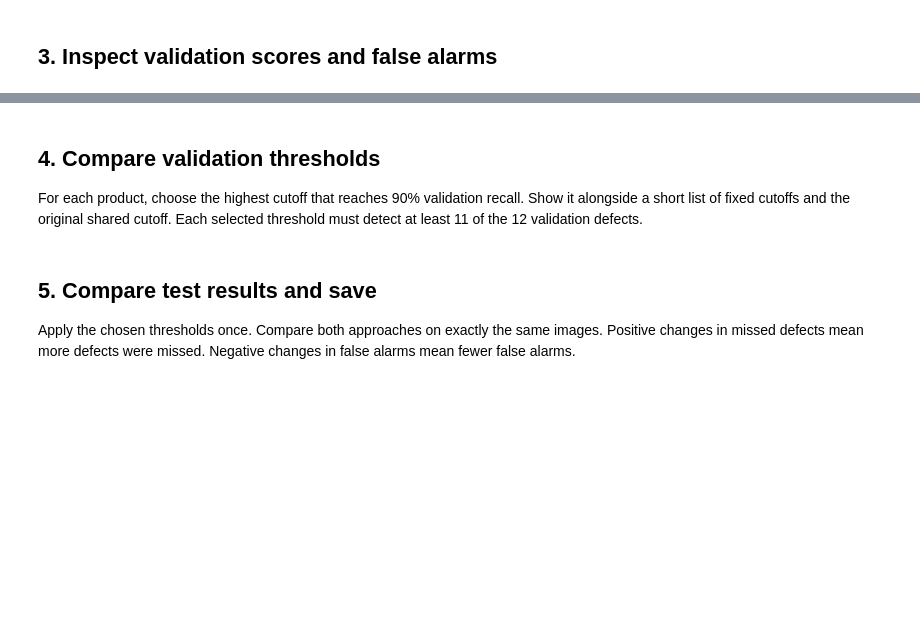
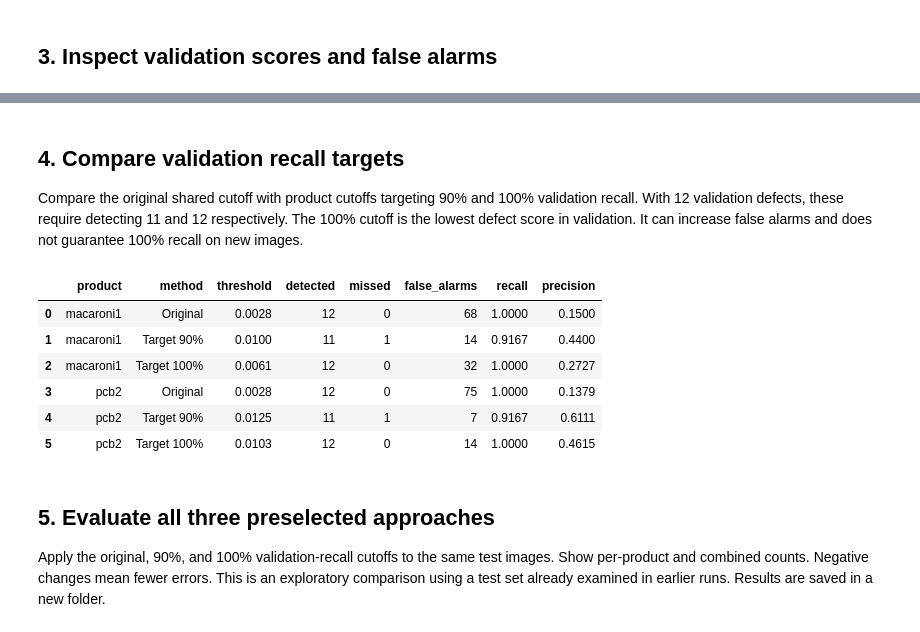
Before and after one commit to Brafied/defect-detection-active-learning, a Jupyter notebook: visa_resnet50_macaroni1_pcb2.ipynb, the cells around one changed output, grey strips where cells are left out. Cells and saved outputs as stored; diff of their text form; code cells hidden in the pictures; blank space fills up the shorter version.

Commit message:
Save product threshold experiments and recall target comparisons

```diff
--- a/visa_resnet50_macaroni1_pcb2.ipynb
+++ b/visa_resnet50_macaroni1_pcb2.ipynb
@@ -21,11 +21,11 @@ from torch.utils.data import Dataset, DataLoader
 from torchvision.models import ResNet50_Weights, resnet50
 
 PRODUCTS = ["macaroni1", "pcb2"]
-TARGET_RECALL = 0.90
+RECALL_TARGETS = [0.90, 1.00]
 BATCH_SIZE = 16
 DATA_DIR = Path("visa_data")
 MODEL_DIR = Path("results/full_visa_resnet50_parallel")
-OUTPUT_DIR = Path("results/macaroni1_pcb2_thresholds")
+OUTPUT_DIR = Path("results/macaroni1_pcb2_recall_targets")
 device = torch.device("cuda:0" if torch.cuda.is_available() else "cpu")
 torch.set_num_threads(4)
 
@@ -106,34 +122,43 @@ for product in PRODUCTS:
 # %% [markdown]
-## 4. Compare validation thresholds
-For each product, choose the highest cutoff that reaches 90% validation recall. Show it alongside a short list of fixed cutoffs and the original shared cutoff. Each selected threshold must detect at least 11 of the 12 validation defects.
+## 4. Compare validation recall targets
+Compare the original shared cutoff with product cutoffs targeting 90% and 100% validation recall. With 12 validation defects, these require detecting 11 and 12 respectively. The 100% cutoff is the lowest defect score in validation. It can increase false alarms and does not guarantee 100% recall on new images.
 # %%
 def summarize(group, threshold):
     predicted = group["score"] >= threshold
     tn, fp, fn, tp = confusion_matrix(group["label"], predicted, labels=[0, 1]).ravel()
     return {
         "threshold": threshold, "detected": tp, "missed": fn, "false_alarms": fp,
         "recall": tp / (tp + fn),
         "precision": tp / (tp + fp) if tp + fp else 0.0,
     }
 
 thresholds = {}
 comparison_rows = []
 for product in PRODUCTS:
     group = validation_scores[validation_scores["object"] == product]
     defect_scores = group.loc[group["label"] == 1, "score"].sort_values(ascending=False)
-    required = math.ceil(TARGET_RECALL * len(defect_scores))
-    thresholds[product] = float(defect_scores.iloc[required - 1])
-    cutoffs = sorted(set([original_threshold, 0.01, 0.05, 0.1, 0.3, 0.5, thresholds[product]]))
-    for cutoff in cutoffs:
+    methods = {"Original": original_threshold}
+    for target in RECALL_TARGETS:
+        required = math.ceil(target * len(defect_scores))
+        methods[f"Target {target:.0%}"] = float(defect_scores.iloc[required - 1])
+    thresholds[product] = methods
+    for method, cutoff in methods.items():
         comparison_rows.append({
-            "product": product, "selected": cutoff == thresholds[product],
-            **summarize(group, cutoff),
+            "product": product, "method": method, **summarize(group, cutoff),
         })
 validation_comparison = pd.DataFrame(comparison_rows)
 display(validation_comparison.round(4))
+# %% [output]
+|  | product | method | threshold | detected | missed | false_alarms | recall | precision |
+| 0 | macaroni1 | Original | 0.0028 | 12 | 0 | 68 | 1.0000 | 0.1500 |
+| 1 | macaroni1 | Target 90% | 0.0100 | 11 | 1 | 14 | 0.9167 | 0.4400 |
+| 2 | macaroni1 | Target 100% | 0.0061 | 12 | 0 | 32 | 1.0000 | 0.2727 |
+| 3 | pcb2 | Original | 0.0028 | 12 | 0 | 75 | 1.0000 | 0.1379 |
+| 4 | pcb2 | Target 90% | 0.0125 | 11 | 1 | 7 | 0.9167 | 0.6111 |
+| 5 | pcb2 | Target 100% | 0.0103 | 12 | 0 | 14 | 1.0000 | 0.4615 |
 # %% [markdown]
-## 5. Compare test results and save
-Apply the chosen thresholds once. Compare both approaches on exactly the same images. Positive changes in missed defects mean more defects were missed. Negative changes in false alarms mean fewer false alarms.
+## 5. Evaluate all three preselected approaches
+Apply the original, 90%, and 100% validation-recall cutoffs to the same test images. Show per-product and combined counts. Negative changes mean fewer errors. This is an exploratory comparison using a test set already examined in earlier runs. Results are saved in a new folder.
 # %%
 test_scores = predict(testing)
 result_rows = []
```
Also changed, not shown: parts of 4 cells of this notebook, 9 other files.
